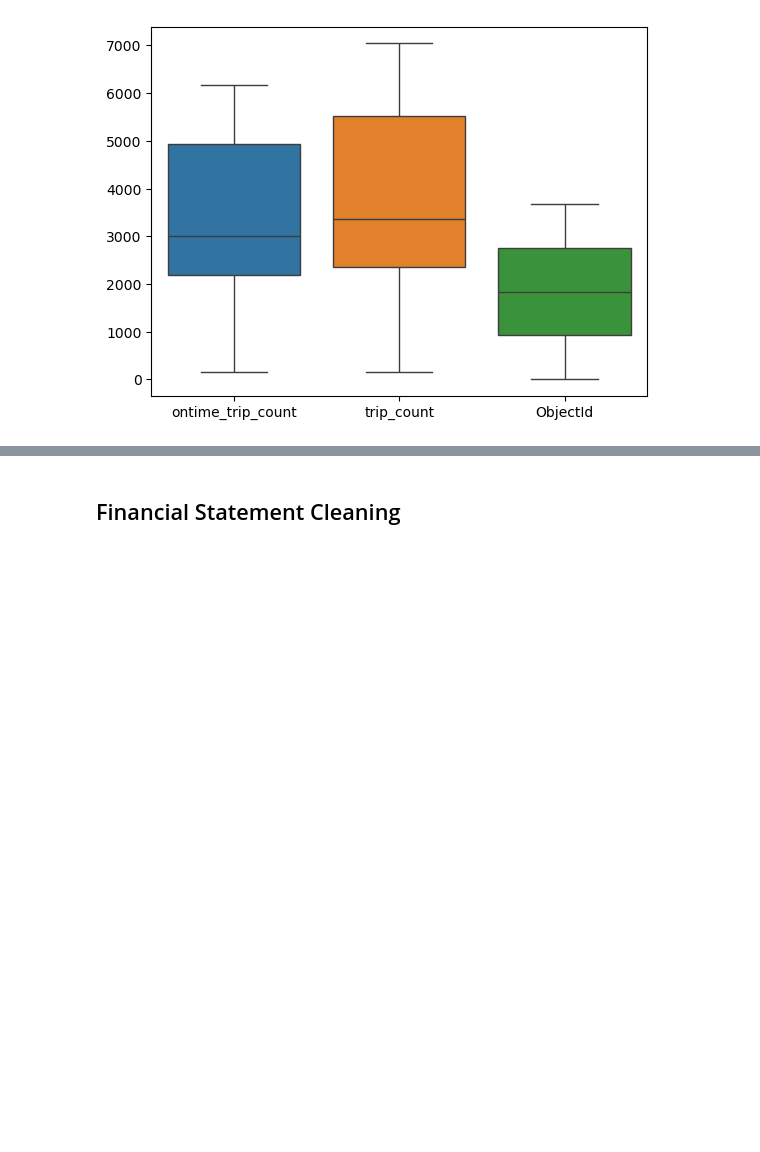
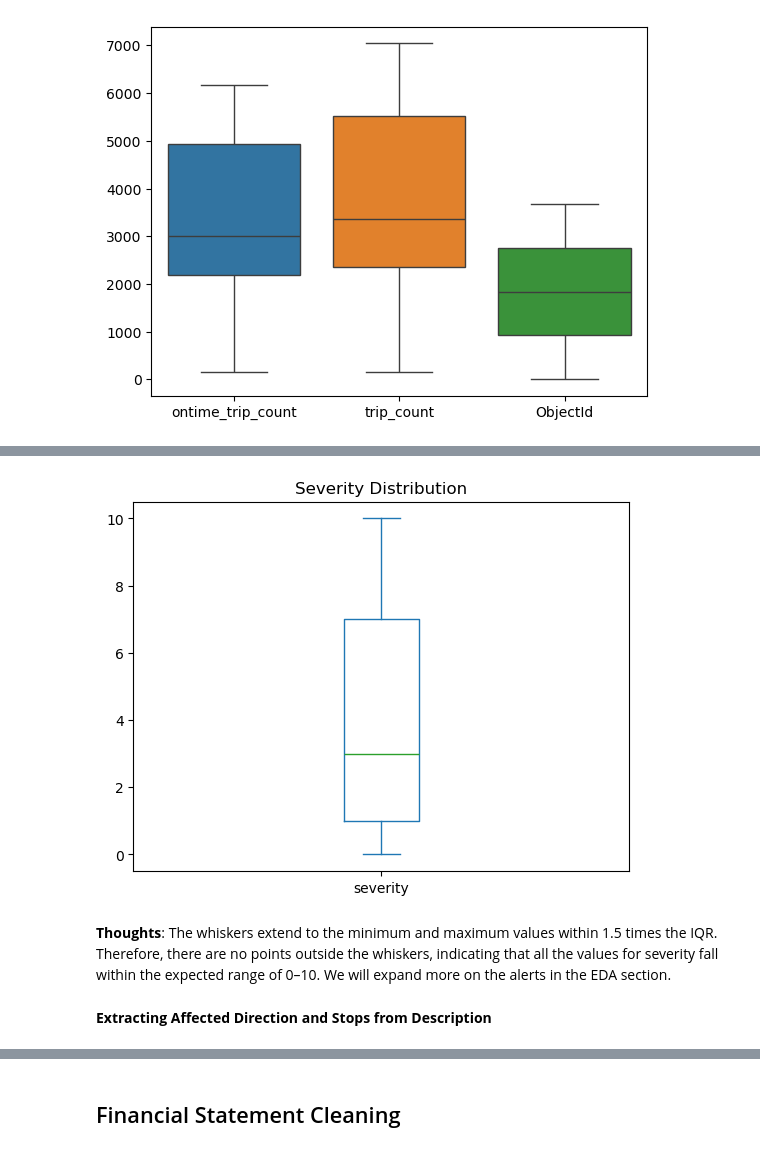
Before and after one commit to JenYanni/dsan_5000_final_project, a Jupyter notebook: technical-details/data-cleaning/main.ipynb, the cells around one changed output, grey strips where cells are left out. Drawn from its saved outputs; the diff is of its cells as text; code cells hidden in the pictures; blank space fills up the shorter version.

Commit message:
finished the cleaning page (exempt financials)
working on formatting eda page. Will get you the unsupervised and supervised soon!

Also working on report.

```diff
--- a/technical-details/data-cleaning/main.ipynb
+++ b/technical-details/data-cleaning/main.ipynb
@@ -397,0 +528,38 @@ ride_reliability_df.to_csv("../../data/processed-data/Clean_Ride_Reliability.csv
+# %%
+# Columns to drop
+columns_to_drop = [
+    'alert_id',
+    'duration_certainty',
+    'recurrence_text',
+    'created_dt',
+    'last_modified_dt',
+    'closed_dt',
+    'active_period_start_date',
+    'active_period_start_dt',
+    'active_period_end_dt',
+    'last_push_notification_dt',
+    'direction_id',
+    'facility_id',
+    'timeframe_text',
+    'route_type',
+    'stop_id',
+    'service_effect',
+    'alert_lifecycle',
+    'activities',
+    'header'
+]
+
+# Drop the irrelevant columns
+merged_alerts_cleaned = merged_alerts.drop(columns=columns_to_drop, errors='ignore')
+
+# Impute Blank Descriptions with unknown
+merged_alerts_cleaned['description'].fillna('Unknown', inplace=True)
+
+# For 'route_id', fill missing with "Unspecified"
+merged_alerts_cleaned['route_id'].fillna('Unspecified', inplace=True)
+
+# Display results after cleaning
+print(f"Remaining columns: {merged_alerts_cleaned.columns.tolist()}")
+print(f"Shape after cleaning: {merged_alerts_cleaned.shape}")
+print(f"Missing values after cleaning: \n{merged_alerts_cleaned.isnull().sum()}")
+print(merged_alerts_cleaned.head(5))
@@ -397,0 +618,9 @@ ride_reliability_df.to_csv("../../data/processed-data/Clean_Ride_Reliability.csv
+# %%
+merged_alerts_cleaned['severity'].plot(kind='box', title='Severity Distribution')
+plt.show()
+# %% [output]
+[figure, added]
+# %% [markdown]
+**Thoughts**: The whiskers extend to the minimum and maximum values within 1.5 times the IQR. Therefore, there are no points outside the whiskers, indicating that all the values for severity fall within the expected range of 0–10. We will expand more on the alerts in the EDA section.
+# %% [markdown]
+**Extracting Affected Direction and Stops from Description**
```
Also changed, not shown: parts of 53 cells of this notebook, 30 other files.
